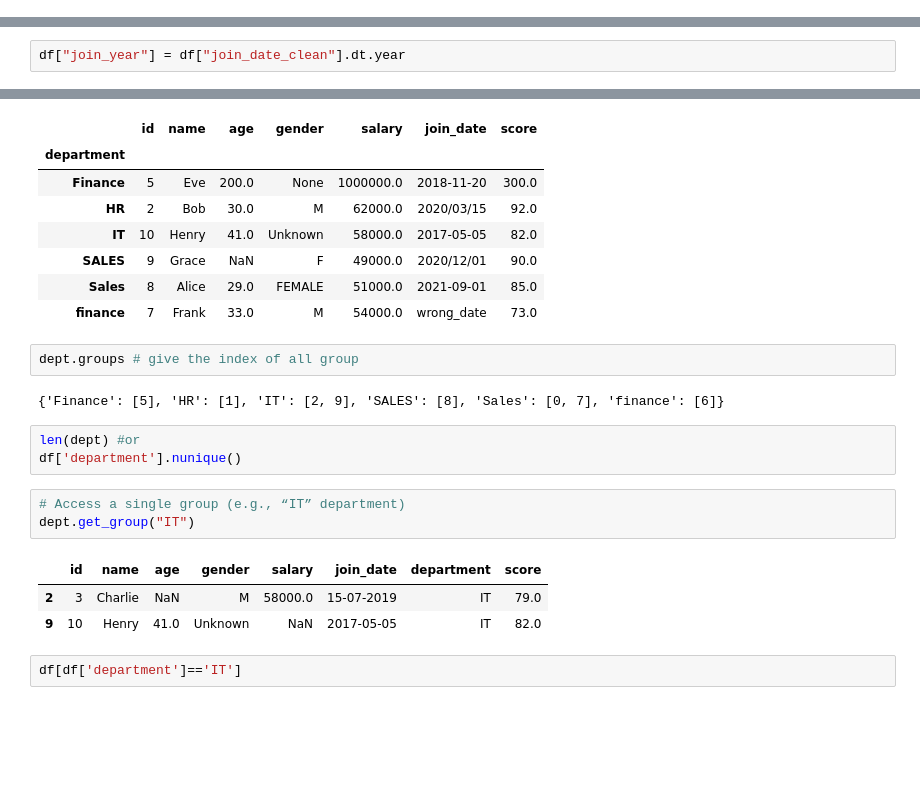
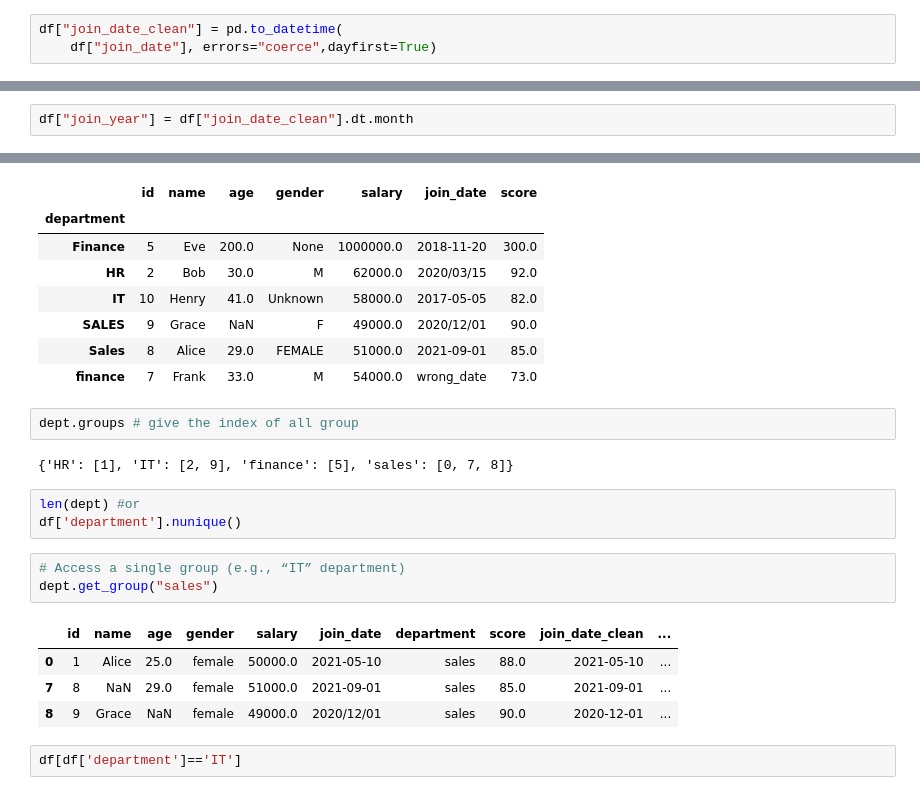
Before and after one commit to renujindal89/panda_module, a Jupyter notebook: advance_pandas (1) (1).ipynb, the cells around one changed output, grey strips where cells are left out. Drawn from its saved outputs; the diff is of its cells as text; blank space fills up the shorter version.

```diff
--- a/advance_pandas (1) (1).ipynb
+++ b/advance_pandas (1) (1).ipynb
@@ -110,3 +123,6 @@ ValueError: time data "2020/03/15" doesn't match format "%Y-%m-%d", at position
     - passing `format` if your strings have a consistent format;
     - passing `format='ISO8601'` if your strings are all ISO8601 but not necessarily in exactly the same format;
     - passing `format='mixed'`, and the format will be inferred for each element individually. You might want to use `dayfirst` alongside this.
+# %%
+df["join_date_clean"] = pd.to_datetime(
+    df["join_date"], errors="coerce",dayfirst=True)
@@ -144,4 +187,4 @@ pd.to_datetime("wrong_date", errors="coerce")
 
 pd.to_datetime("wrong_date")
 # %%
-df["join_year"] = df["join_date_clean"].dt.year
+df["join_year"] = df["join_date_clean"].dt.month
@@ -198,17 +259,18 @@ dept.last()
 # %%
 dept.groups # give the index of all group
 # %% [output]
-{'Finance': [5], 'HR': [1], 'IT': [2, 9], 'SALES': [8], 'Sales': [0, 7], 'finance': [6]}
+{'HR': [1], 'IT': [2, 9], 'finance': [5], 'sales': [0, 7, 8]}
 # %%
 len(dept) #or
 df['department'].nunique()
 # %%
 # Access a single group (e.g., “IT” department)
-dept.get_group("IT")
+dept.get_group("sales")
 # %% [output]
-|  | id | name | age | gender | salary | join_date | department | score |
-| 2 | 3 | Charlie | NaN | M | 58000.0 | 15-07-2019 | IT | 79.0 |
-| 9 | 10 | Henry | 41.0 | Unknown | NaN | 2017-05-05 | IT | 82.0 |
+|  | id | name | age | gender | salary | join_date | department | score | join_date_clean | ... |
+| 0 | 1 | Alice | 25.0 | female | 50000.0 | 2021-05-10 | sales | 88.0 | 2021-05-10 | ... |
+| 7 | 8 | NaN | 29.0 | female | 51000.0 | 2021-09-01 | sales | 85.0 | 2021-09-01 | ... |
+| 8 | 9 | Grace | NaN | female | 49000.0 | 2020/12/01 | sales | 90.0 | 2020-12-01 | ... |
 # %%
 df[df['department']=='IT']
 # %% [markdown]
```
Also changed, not shown: parts of 54 cells of this notebook.
